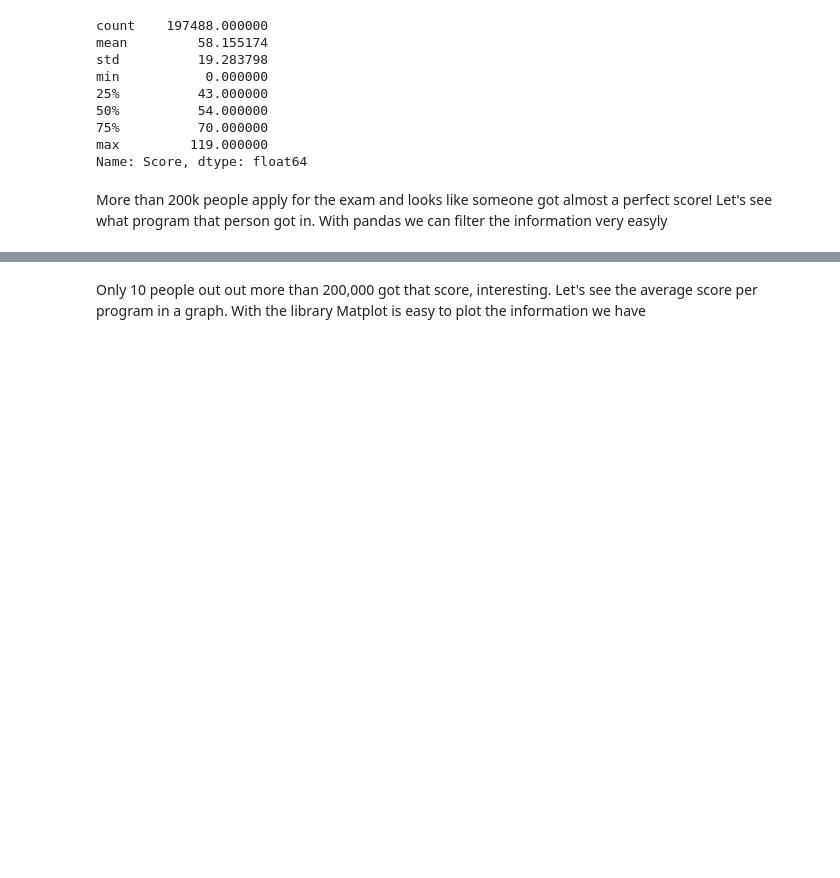
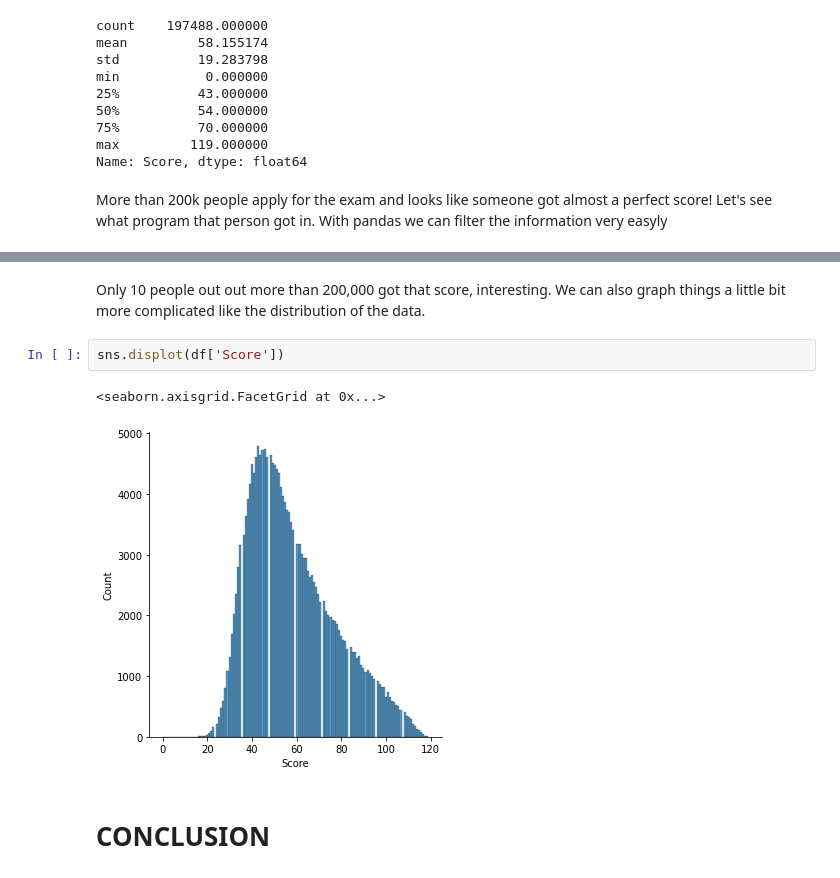
Before and after one commit to lopezpedres/unam-data, a Jupyter notebook: Data_Scraping.ipynb, the cells around one changed output, grey strips where cells are left out. Saved outputs shown, nothing was run; the diff lists cells and outputs as text; blank space fills up the shorter version.

```diff
--- a/Data_Scraping.ipynb
+++ b/Data_Scraping.ipynb
@@ -209,4 +211,11 @@ df[df.Score==119.0]
 | 205600 | 261313.0 | ECONOMIA | 119.0 | FACULTAD DE ECONOMIA | 90.0 | 306 | Junio | 2020 |
 | 208494 | 273611.0 | RELACIONES INTERNACIONALES | 119.0 | FES ACATLAN | 98.0 | 310 | Junio | 2020 |
 # %% [markdown]
-Only 10 people out out more than 200,000 got that score, interesting. Let's see the average score per program in a graph. With the library Matplot is easy to plot the information we have
+Only 10 people out out more than 200,000 got that score, interesting. We can also graph things a little bit more complicated like the distribution of the data.
+# %%
+sns.displot(df['Score'])
+# %% [output]
+<seaborn.axisgrid.FacetGrid at 0x...>
+[figure, added]
+# %% [markdown]
+# CONCLUSION
```
Also changed, not shown: parts of 6 cells of this notebook, 10 other files.
